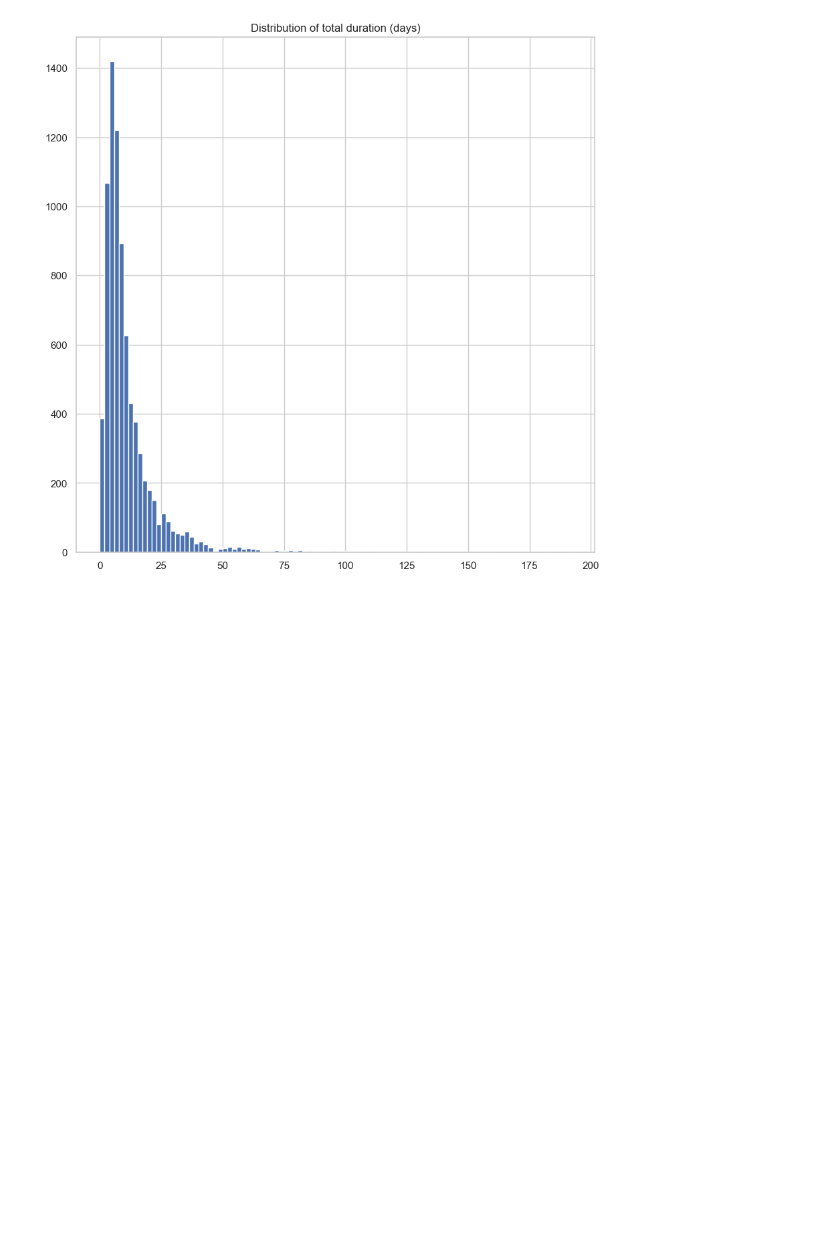
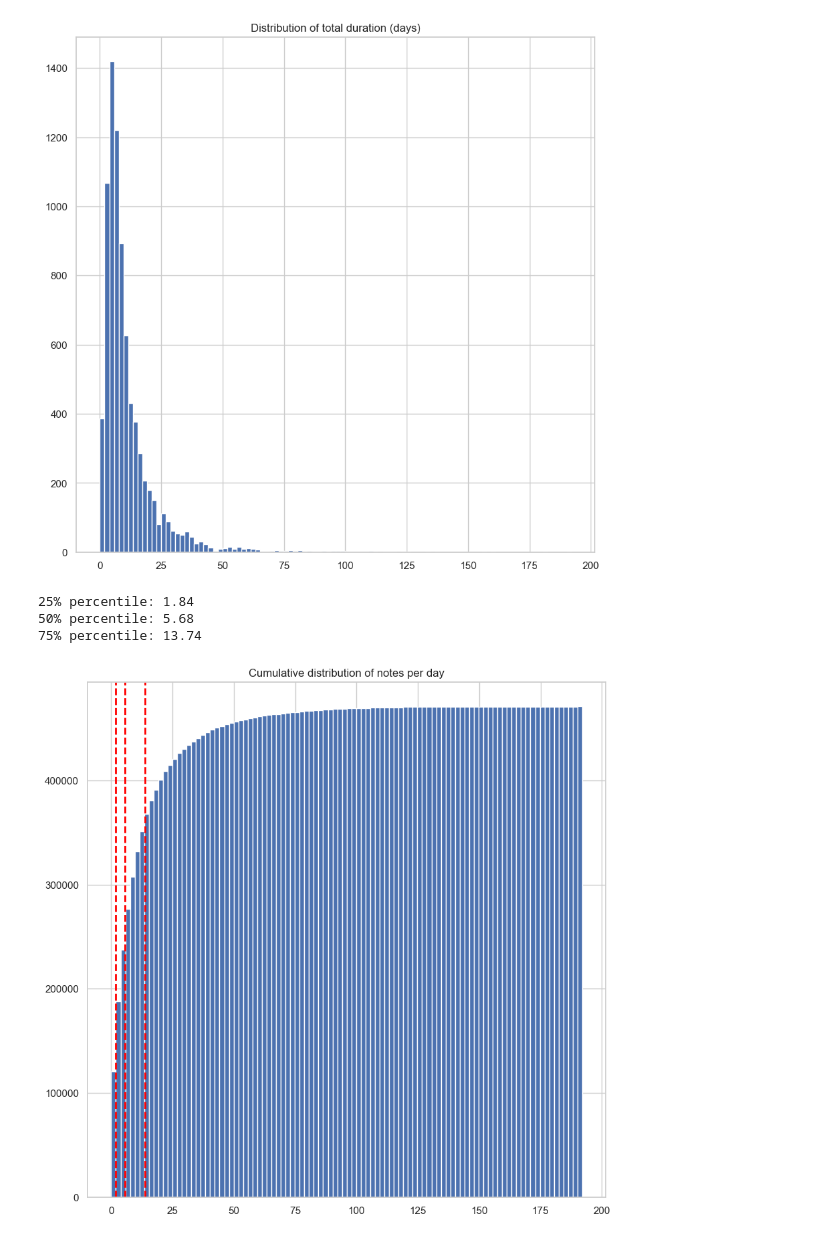
Before and after one commit to mireiahernandez/icd-continuous-prediction, a Jupyter notebook: temporal_data_analysis.ipynb, the cells around one changed output. Saved outputs shown, nothing was run; the diff lists cells and outputs as text; code cells hidden in the pictures; blank space fills up the shorter version.

```diff
--- a/temporal_data_analysis.ipynb
+++ b/temporal_data_analysis.ipynb
@@ -206,6 +210,37 @@ Std total duration: 12.98 days
 Min total duration: 0.00 days
 Max total duration: 192.00 days
 [figure]
+# %%
+# show the numbr of notes under each time range
+# in days
+# show the shortest and longest stay
+# by looking at hours_elapsed[-1]
+# and the number of notes in each time range
+notes_per_day = []
+for i in range(len(training_set)):
+    sample = training_set[i]
+    notes_per_day.extend(sample['hours_elapsed']/24)
+
+# show cumulative distribution of notes per day
+import matplotlib.pyplot as plt
+plt.figure(figsize=(10, 10))
+plt.hist(notes_per_day, bins=100, cumulative=True)
+plt.title('Cumulative distribution of notes per day')
+
+# show 25%, 50%, 75% percentile in the plot
+plt.axvline(np.percentile(notes_per_day, 25), color='red', linestyle='dashed', linewidth=2)
+plt.axvline(np.percentile(notes_per_day, 50), color='red', linestyle='dashed', linewidth=2)
+plt.axvline(np.percentile(notes_per_day, 75), color='red', linestyle='dashed', linewidth=2)
+# print the percentile as a number
+print(f"25% percentile: {np.percentile(notes_per_day, 25):.2f}")
+print(f"50% percentile: {np.percentile(notes_per_day, 50):.2f}")
+print(f"75% percentile: {np.percentile(notes_per_day, 75):.2f}")
+plt.show()
+# %% [output]
+25% percentile: 1.84
+50% percentile: 5.68
+75% percentile: 13.74
+[figure, added]
 # %%
 from tqdm import tqdm
 notes_length = {'2d': [], '5d': [], '13d': [], 'noDS': [], 'all': []}
```
Also changed, not shown: parts of 1 cell of this notebook.
